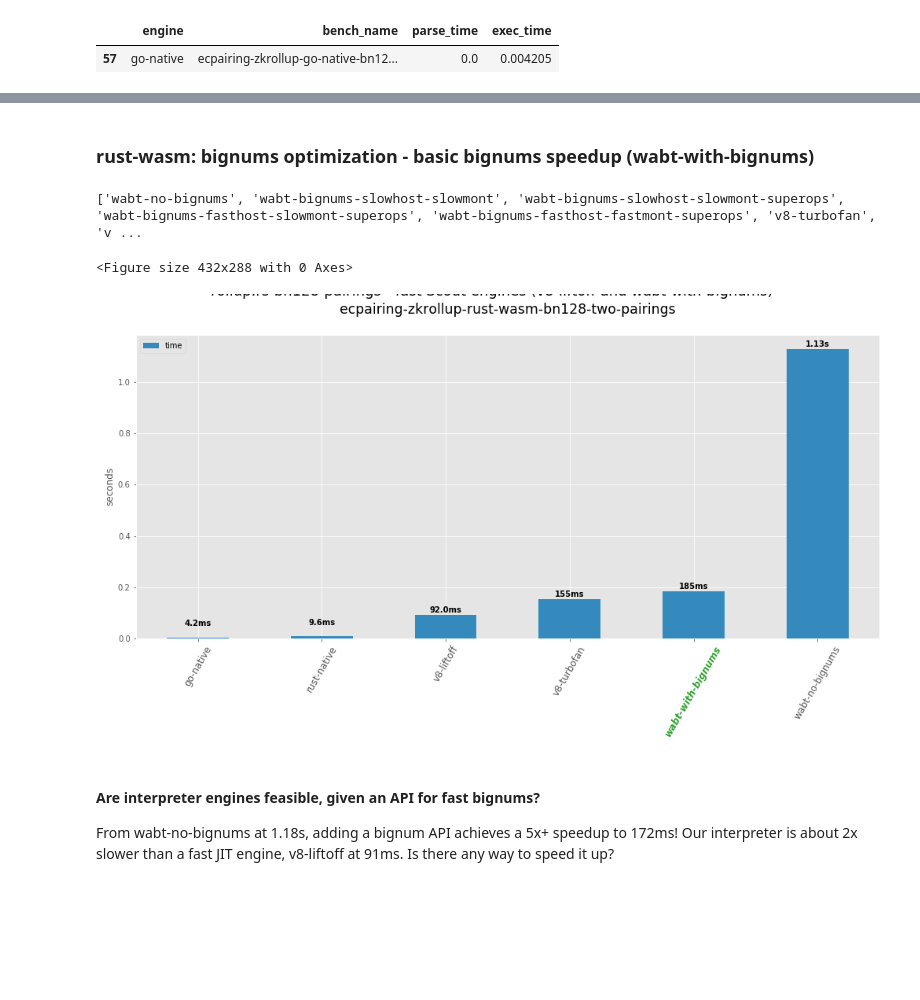
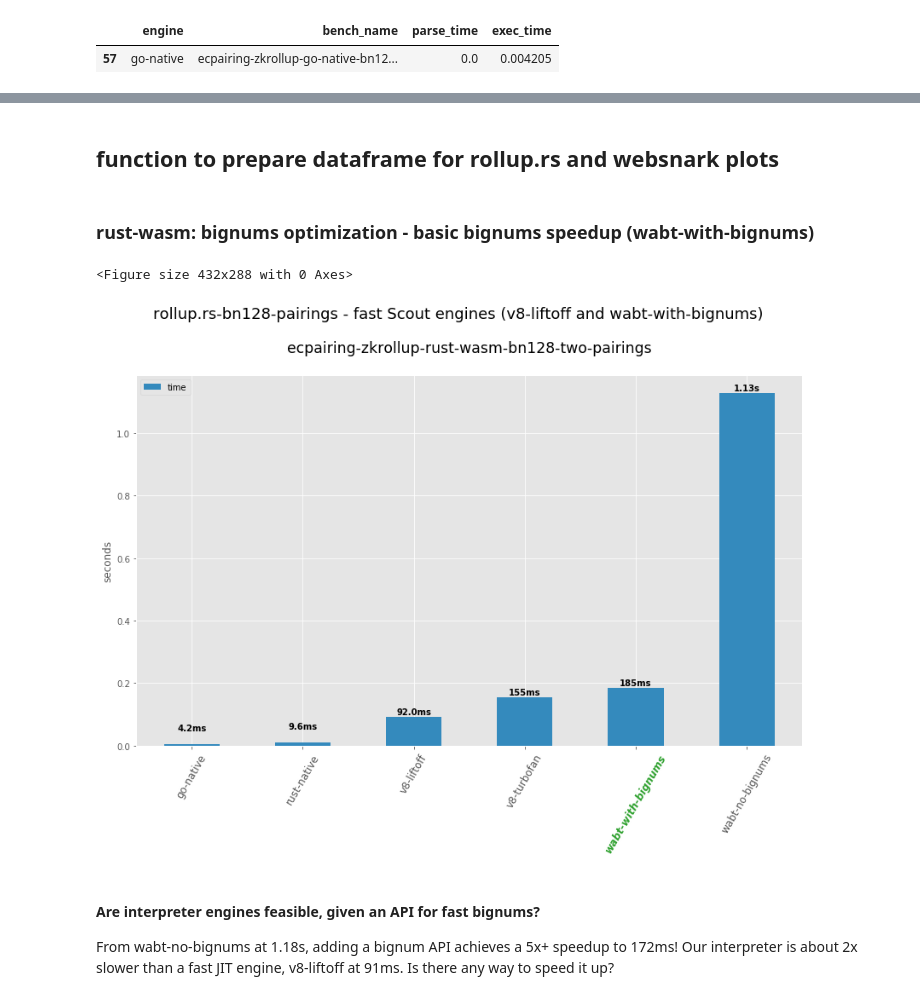
Before and after one commit to ewasm/benchmarking, a Jupyter notebook: notebooks/wasm-engines.ipynb, the cells around one changed output, grey strips where cells are left out. Drawn from its saved outputs; the diff is of its cells as text; code cells hidden in the pictures; blank space fills up the shorter version.

Commit message:
clean up notebook code around websnark plots

```diff
--- a/notebooks/wasm-engines.ipynb
+++ b/notebooks/wasm-engines.ipynb
@@ -290,5 +298,7 @@ plotThreeTestsGrouped(df_scout_data, ["keccak256_64", "keccak256_256", "keccak25
 # %% [markdown]
 ## functions for plotting biturbo and bignum benchmarks
+# %%
+plt.rcParams['figure.constrained_layout.use'] = False
 # %%
 # non-stacked bar chart, for only plotting exec time or total time
 def plotOneTest(df_data, suptitle="title", suptitle_pos=1.00, subtitle="subchart", subtitle_size='medium'):
@@ -309,7 +321,6 @@ def plotOneTest(df_data, suptitle="title", suptitle_pos=1.00, subtitle="subchart
 # non-stacked bar chart, for only plotting exec time or total time
 def plotOneTestColoredTicks(df_data, suptitle="title", suptitle_pos=1.00, subtitle="subchart", subtitle_size='medium', highlight_tick=None):
     plt.figure()
-    plt.tight_layout()
     df_total_times = df_data[['exec_time', 'parse_time']].copy()
     df_total_times.fillna(0, inplace=True)
     df_total_times['time'] = df_total_times['exec_time'] + df_total_times['parse_time']
@@ -1158,35 +1192,44 @@ df_geth_native_bn128pairing
+# %% [markdown]
+## function to prepare dataframe for rollup.rs and websnark plots
+# %%
+def prepDfForRollupPlot(df_scout_data, df_geth_native, include_bench_names, only_include_engines=None, rename_engines=None):
+    df_scout_rollup = df_scout_data[
+        df_scout_data['bench_name'].isin(include_bench_names)
+    ].copy()
+
+    df_scout_rollup = df_scout_rollup.fillna(0)
+    df_scout_rollup = df_scout_rollup.append(df_geth_native).copy()
+    if only_include_engines is not None:
+        df_scout_rollup = df_scout_rollup[df_scout_rollup['engine'].isin(only_include_engines)]
+    # rename_engines example: [['wabt-bignums-slowhost-slowmont', 'wabt-with-bignums']]
+    if rename_engines is not None:
+        for rename in rename_engines:
+            df_scout_rollup.replace(rename[0], rename[1], inplace=True)
+    return df_scout_rollup
 # %% [markdown]
 ### rust-wasm: bignums optimization - basic bignums speedup (wabt-with-bignums)
-# %%
-df_scout_rolluprs_bn128_pairings = df_scout_data[df_scout_data['bench_name'] == 'ecpairing-zkrollup-rust-wasm-bn128-two-pairings']
-
-df_rolluprs_native = df_scout_data[df_scout_data['bench_name'] == 'ecpairing-zkrollup-rust-native-bn128-two-pairings']
-df_rolluprs_native = df_rolluprs_native.fillna(0)
-df_rolluprs_native = df_rolluprs_native.append(df_geth_native_bn128pairing)
-
-df_scout_rolluprs = df_scout_rolluprs_bn128_pairings.append(df_rolluprs_native)
-print(df_scout_rolluprs['engine'].unique().tolist())
-# %% [output]
-['wabt-no-bignums', 'wabt-bignums-slowhost-slowmont', 'wabt-bignums-slowhost-slowmont-superops', 'wabt-bignums-fasthost-slowmont-superops', 'wabt-bignums-fasthost-fastmont-superops', 'v8-turbofan', 'v ...
 # %%
-df_scout_rolluprs = df_scout_rolluprs[df_scout_rolluprs['engine'].isin(
-    ['go-native', 'rust-native', 'v8-liftoff', 'v8-turbofan', 'wabt-bignums-slowhost-slowmont', 'wabt-no-bignums']
-)]
+include_bench_names = ['ecpairing-zkrollup-rust-wasm-bn128-two-pairings', 'ecpairing-zkrollup-rust-native-bn128-two-pairings']
 
-df_scout_rolluprs.replace('wabt-bignums-slowhost-slowmont', 'wabt-with-bignums', inplace=True)
+df_scout_rolluprs_bignums_vs_nobignums = prepDfForRollupPlot(df_scout_data,
+                                        df_geth_native_bn128pairing,
+                                        include_bench_names,
+                                        only_include_engines=['go-native', 'rust-native', 'v8-liftoff', 'v8-turbofan', 'wabt-bignums-slowhost-slowmont', 'wabt-no-bignums'],
+                                        rename_engines=[['wabt-bignums-slowhost-slowmont', 'wabt-with-bignums']]
+                                       )
 
-df_scout_means_rolluprs = df_scout_rolluprs.groupby(['engine']).mean()
+df_scout_rolluprs_bignums_vs_nobignums = df_scout_rolluprs_bignums_vs_nobignums.groupby(['engine']).mean()
 # %%
 
-plotOneTestColoredTicks(df_scout_means_rolluprs,
+plotOneTestColoredTicks(df_scout_rolluprs_bignums_vs_nobignums,
             suptitle="rollup.rs-bn128-pairings - fast Scout engines (v8-liftoff and wabt-with-bignums)",
             suptitle_pos=1.02,
             subtitle="ecpairing-zkrollup-rust-wasm-bn128-two-pairings\n",
             subtitle_size='xx-large',
             highlight_tick="wabt-with-bignums")
 # %% [output]
 <Figure size 432x288 with 0 Axes>
-[figure, old version]
+[figure, new version]
 # %% [markdown]
 #### Are interpreter engines feasible, given an API for fast bignums?
 
```
Also changed, not shown: parts of 78 cells of this notebook.
